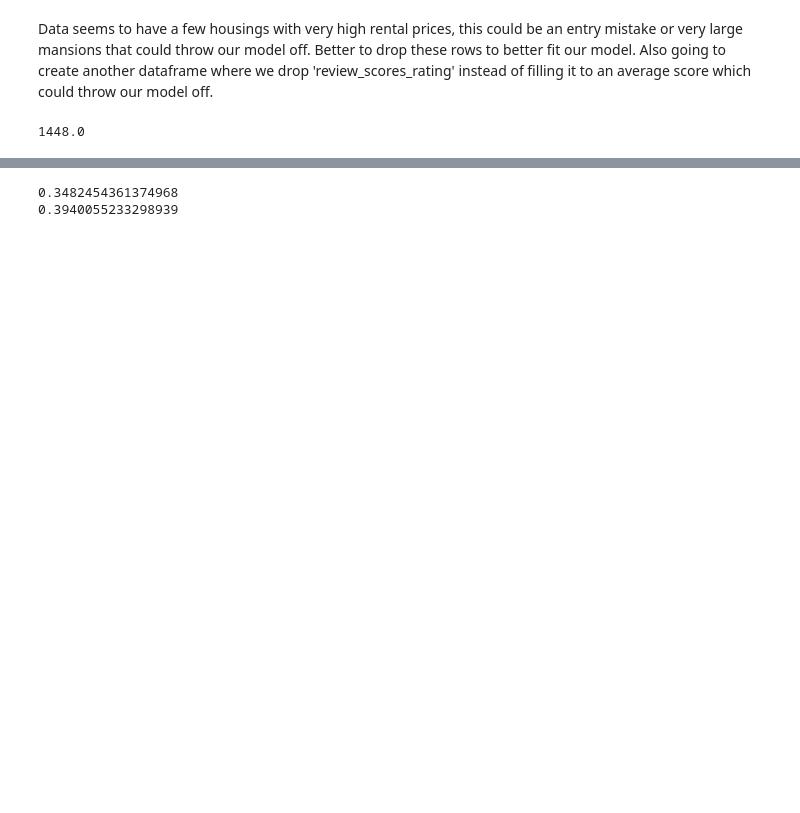
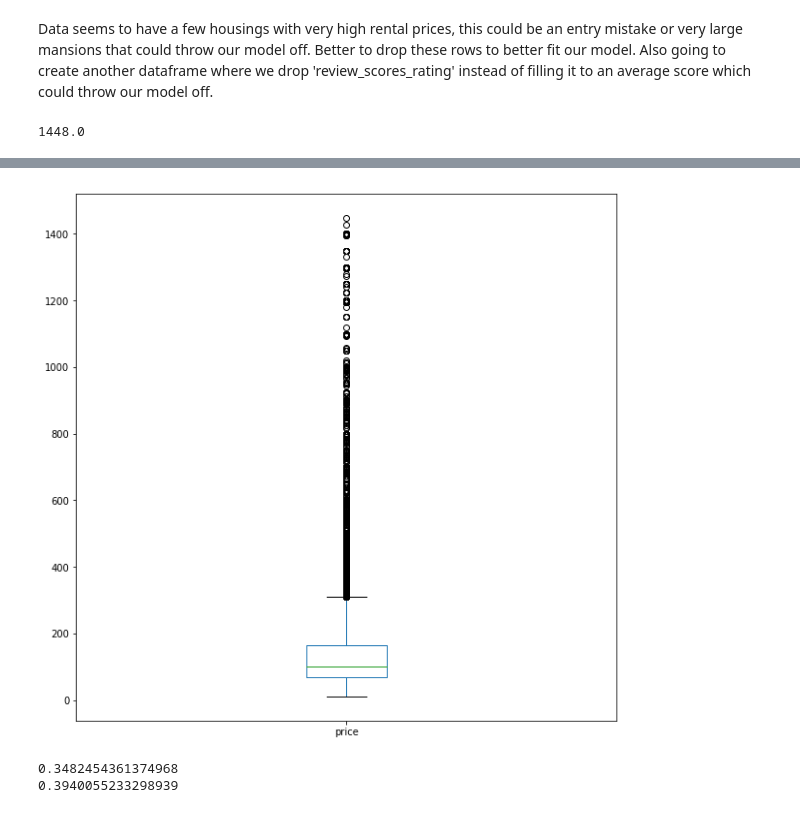
Before and after one commit to sebastian-chang/ga_ds_final, a Jupyter notebook: part_2.ipynb, the cells around one changed output, grey strips where cells are left out. Cells and saved outputs as stored; diff of their text form; code cells hidden in the pictures; blank space fills up the shorter version.

```diff
--- a/part_2.ipynb
+++ b/part_2.ipynb
@@ -394,3 +418,7 @@ g.ax.set_title('Price vs number of bedrooms without outliers');
+# %%
+ax = no_outliers_la_airbnb.loc[:, 'price'].plot(kind='box',figsize=(10, 10))
+# %% [output]
+[figure, added]
 # %%
 # New Linear Regression model without our 'price' outliers
 target_col = 'price'
```
Also changed, not shown: parts of 18 cells of this notebook.
